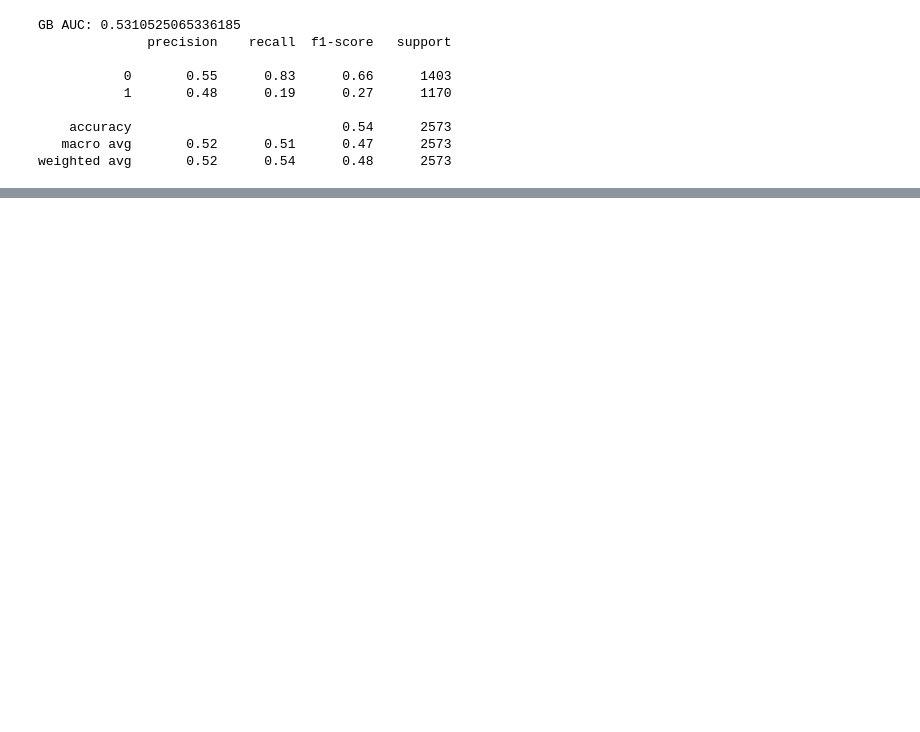
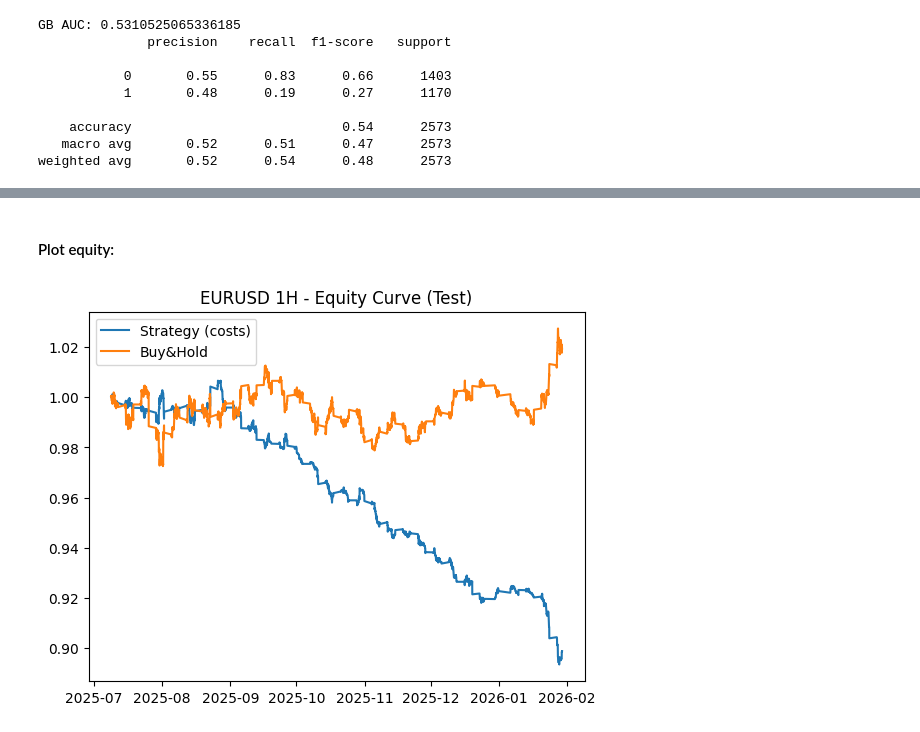
Before and after one commit to mizos0512/PROY-CUANTITATIVO, a Jupyter notebook: cuantitativo-eurusb.ipynb, the cells around one changed output, grey strips where cells are left out. Cells and saved outputs as stored; diff of their text form; code cells hidden in the pictures; blank space fills up the shorter version.

```diff
--- a/cuantitativo-eurusb.ipynb
+++ b/cuantitativo-eurusb.ipynb
@@ -279,0 +361,11 @@ weighted avg       0.52      0.54      0.48      2573
+# %% [markdown]
+#### Plot equity:
+# %%
+plt.figure()
+plt.plot(bt.index, bt["equity"], label="Strategy (costs)")
+plt.plot(bt.index, bt["buy_hold"], label="Buy&Hold")
+plt.legend()
+plt.title("EURUSD 1H - Equity Curve (Test)")
+plt.show()
+# %% [output]
+[figure, added]
```
Also changed, not shown: parts of 5 cells of this notebook.
